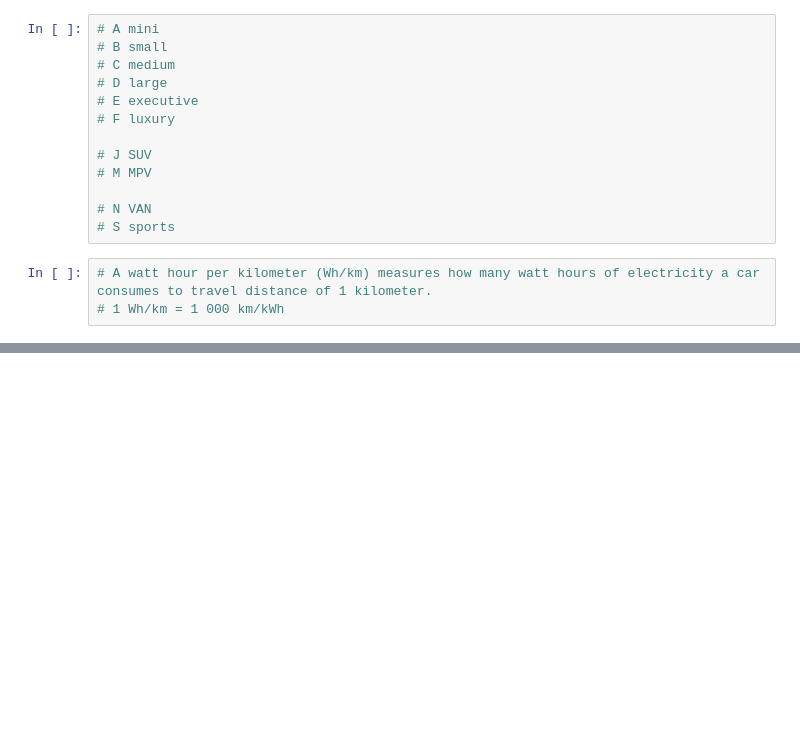
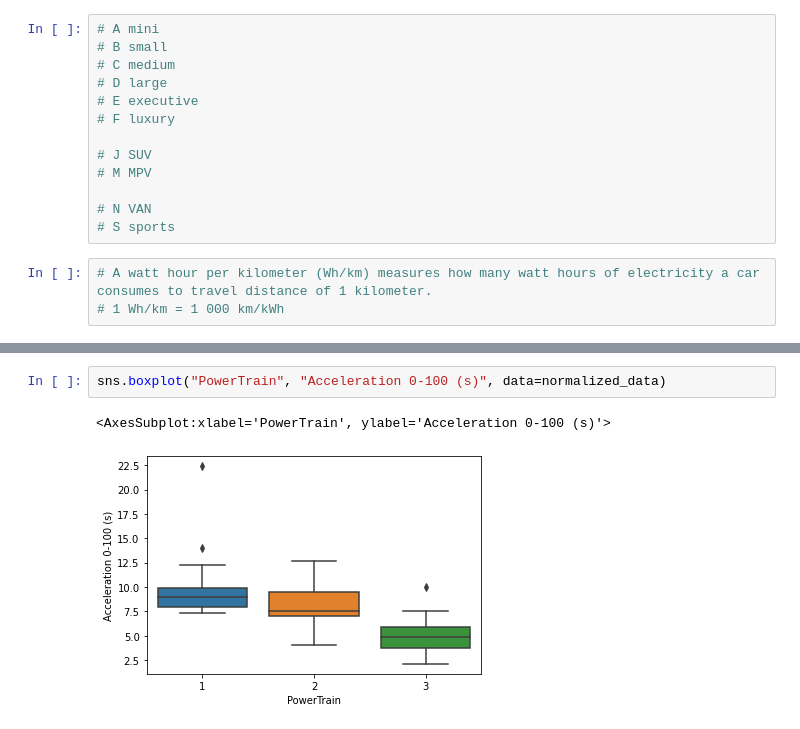
Before and after one commit to MartinJank/OZNAL, a Jupyter notebook: eda.ipynb, the cells around one changed output, grey strips where cells are left out. Saved outputs shown, nothing was run; the diff lists cells and outputs as text; blank space fills up the shorter version.

```diff
--- a/eda.ipynb
+++ b/eda.ipynb
@@ -123,0 +214,5 @@ sns.pairplot(data,hue='FastCharge (km/h)')
+# %%
+sns.boxplot("PowerTrain", "Acceleration 0-100 (s)", data=normalized_data)
+# %% [output]
+<AxesSubplot:xlabel='PowerTrain', ylabel='Acceleration 0-100 (s)'>
+[figure, added]
```
Also changed, not shown: parts of 85 cells of this notebook.
